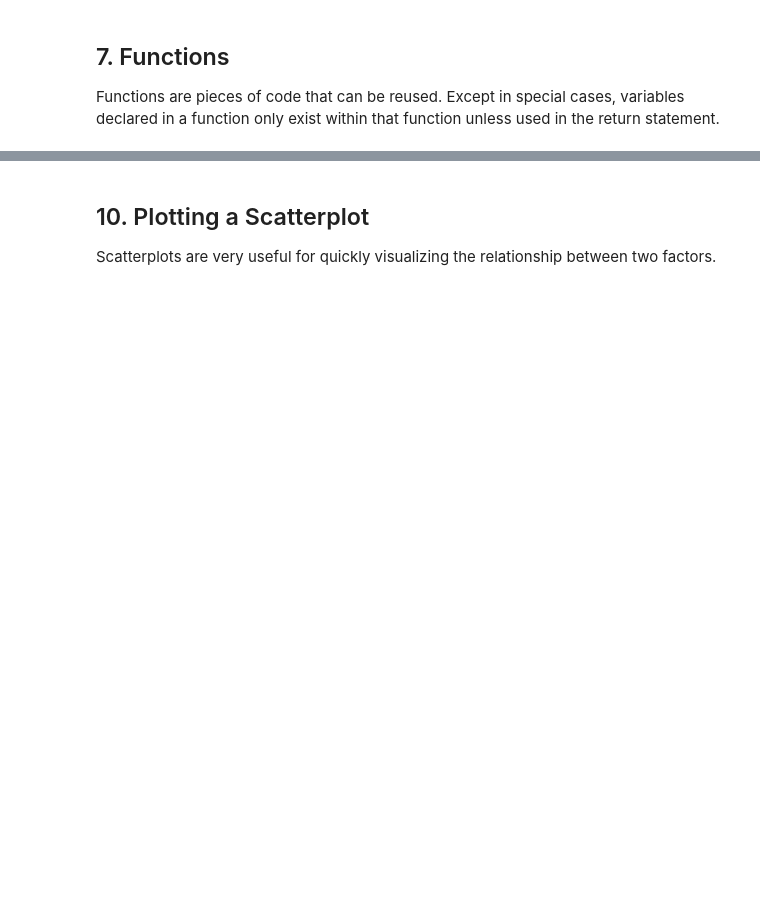
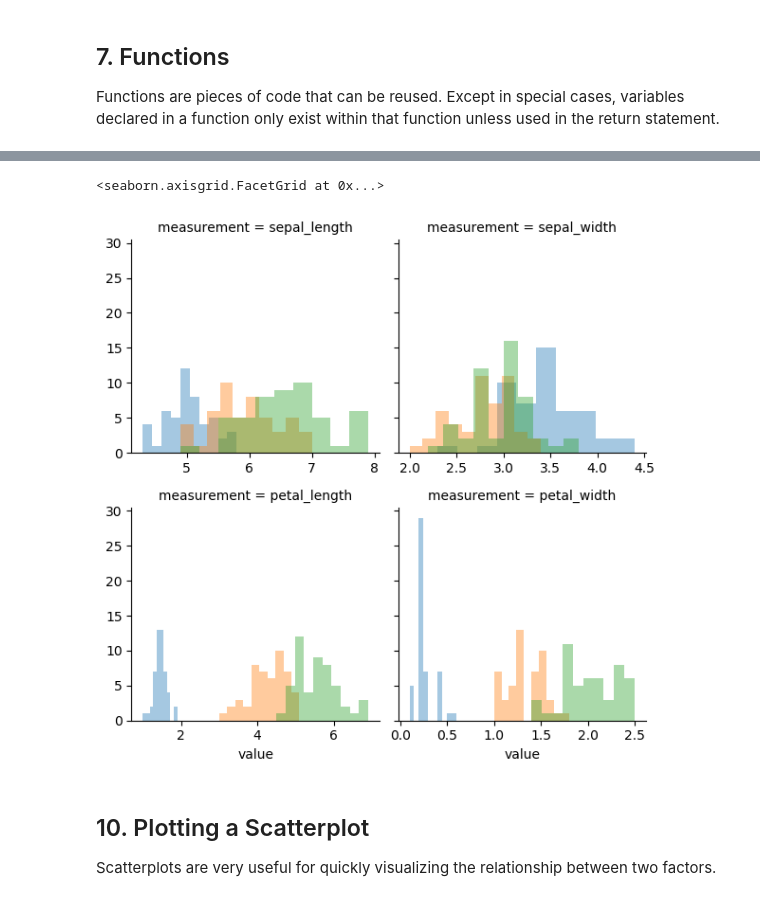
Before and after one commit to jzhangab/quds-class, a Jupyter notebook: 1_Intro_Python.ipynb, the cells around one changed output, grey strips where cells are left out. Drawn from its saved outputs; the diff is of its cells as text; code cells hidden in the pictures; blank space fills up the shorter version.

```diff
--- a/1_Intro_Python.ipynb
+++ b/1_Intro_Python.ipynb
@@ -363,3 +1130,12 @@ df.hist(bins = 10)
+# %%
+import pandas as pd
+iris_long = pd.melt(iris, "species", var_name="measurement")
+g = sns.FacetGrid(iris_long, hue="species", col="measurement", col_wrap=2, sharex=False)
+g.map(plt.hist, "value", alpha=.4)
+g
+# %% [output]
+<seaborn.axisgrid.FacetGrid at 0x...>
+[figure, added]
 # %% [markdown]
 ## 10. Plotting a Scatterplot
 Scatterplots are very useful for quickly visualizing the relationship between two factors.
```
Also changed, not shown: parts of 97 cells of this notebook.
